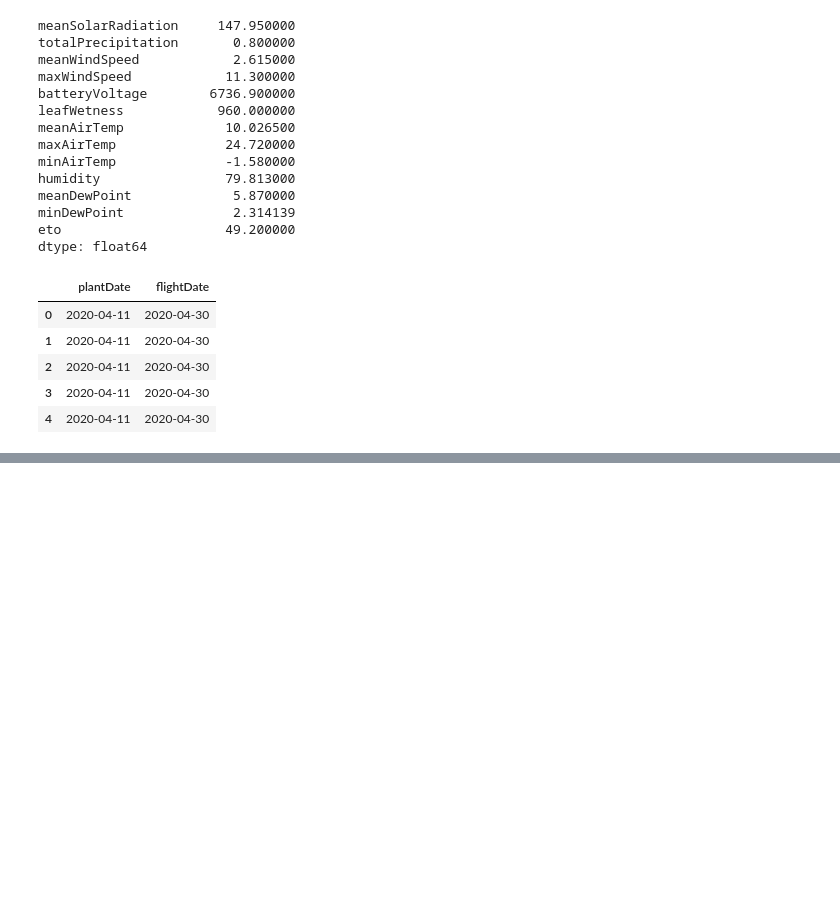
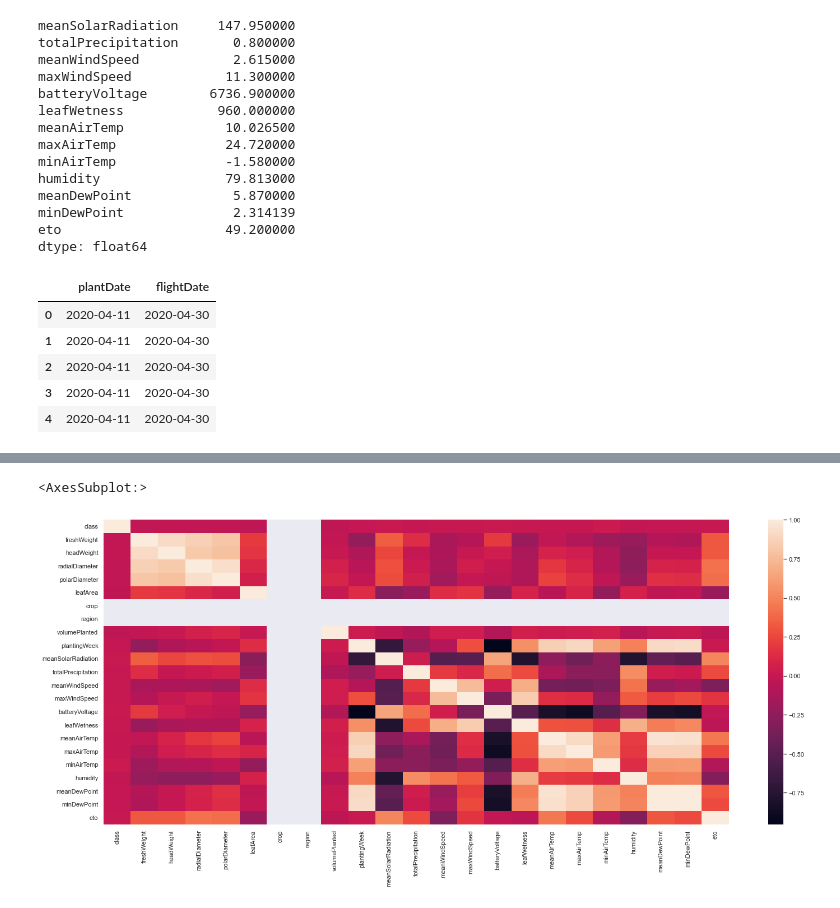
Before and after one commit to rigovm101/CE888_DataScience, a Jupyter notebook: Project/PreProcessing.ipynb, the cells around one changed output, grey strips where cells are left out. Drawn from its saved outputs; the diff is of its cells as text; code cells hidden in the pictures; blank space fills up the shorter version.

```diff
--- a/Project/PreProcessing.ipynb
+++ b/Project/PreProcessing.ipynb
@@ -470,0 +565,6 @@ dates.head()
+# %%
+sns.set(rc = {'figure.figsize':(25,10)})
+sns.heatmap(df.corr())
+# %% [output]
+<AxesSubplot:>
+[figure, added]
```
Also changed, not shown: parts of 8 cells of this notebook, 6 other files.
